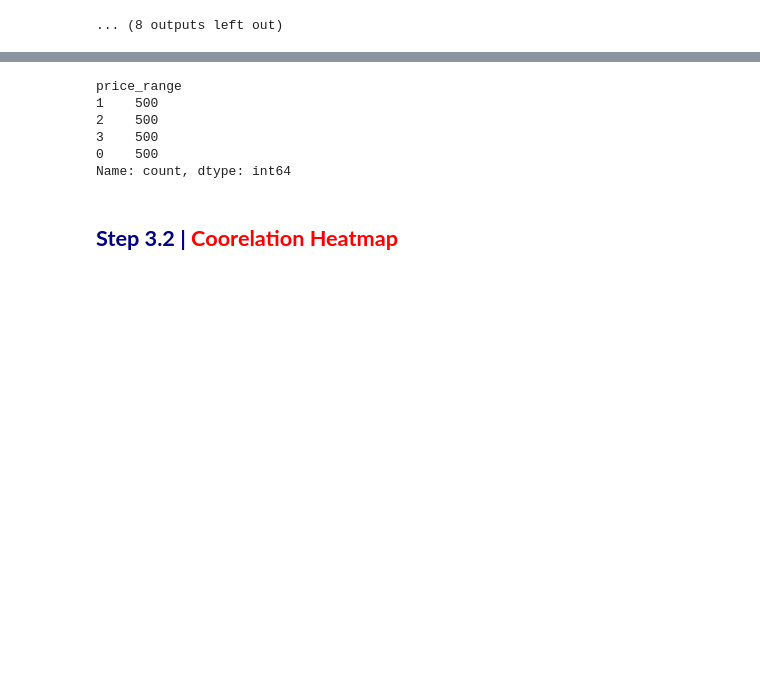
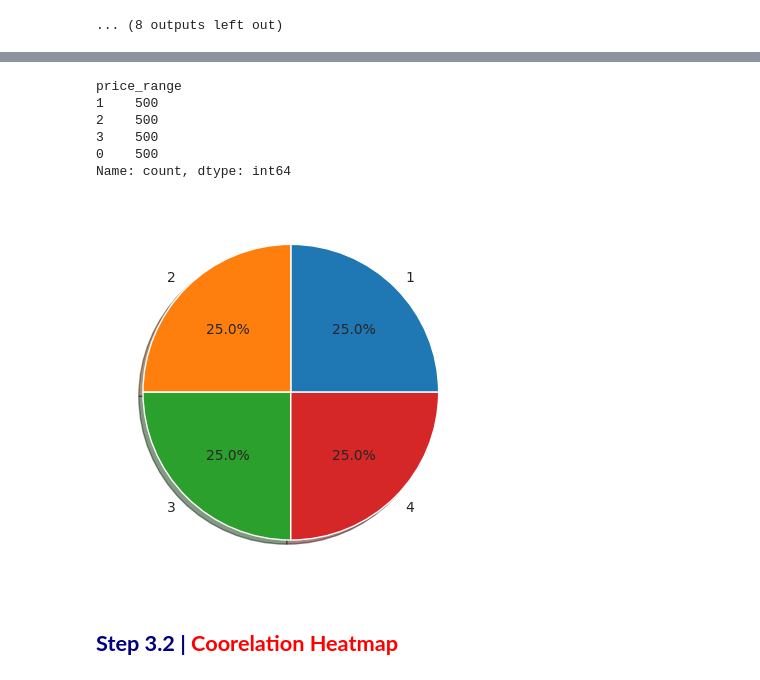
Before and after one commit to NimaPourmoradi/MobilePrice1, a Jupyter notebook: Classification2.ipynb, the cells around one changed output, grey strips where cells are left out. Saved outputs shown, nothing was run; the diff lists cells and outputs as text; code cells hidden in the pictures; blank space fills up the shorter version.

```diff
--- a/Classification2.ipynb
+++ b/Classification2.ipynb
@@ -393,14 +379,23 @@ for col in Train.columns[:-1] :
     - 50.7 % of data (1014 samples) have Touch screen.
     - 49.3 % of data (986 samples) dont have Touch screen.  </span>
 # %%
-Train.price_range.value_counts()
+print(Train.price_range.value_counts())
+
+
+d = Train[['price_range']]
+d = d.groupby('price_range').size()
+labels = ['1', '2', '3', '4']
+# explode = (0, 0.1)
+plt.pie(d, labels=labels, autopct='%1.1f%%', shadow=True)
+plt.show()
 # %% [output]
 price_range
 1    500
 2    500
 3    500
 0    500
 Name: count, dtype: int64
+[figure, added]
 # %% [markdown]
 <a id="corr"></a>
 ## <b><span style="color:navy">Step 3.2 | </span><span style="color:red">Coorelation Heatmap</span></b>
```
Also changed, not shown: parts of 15 cells of this notebook.
